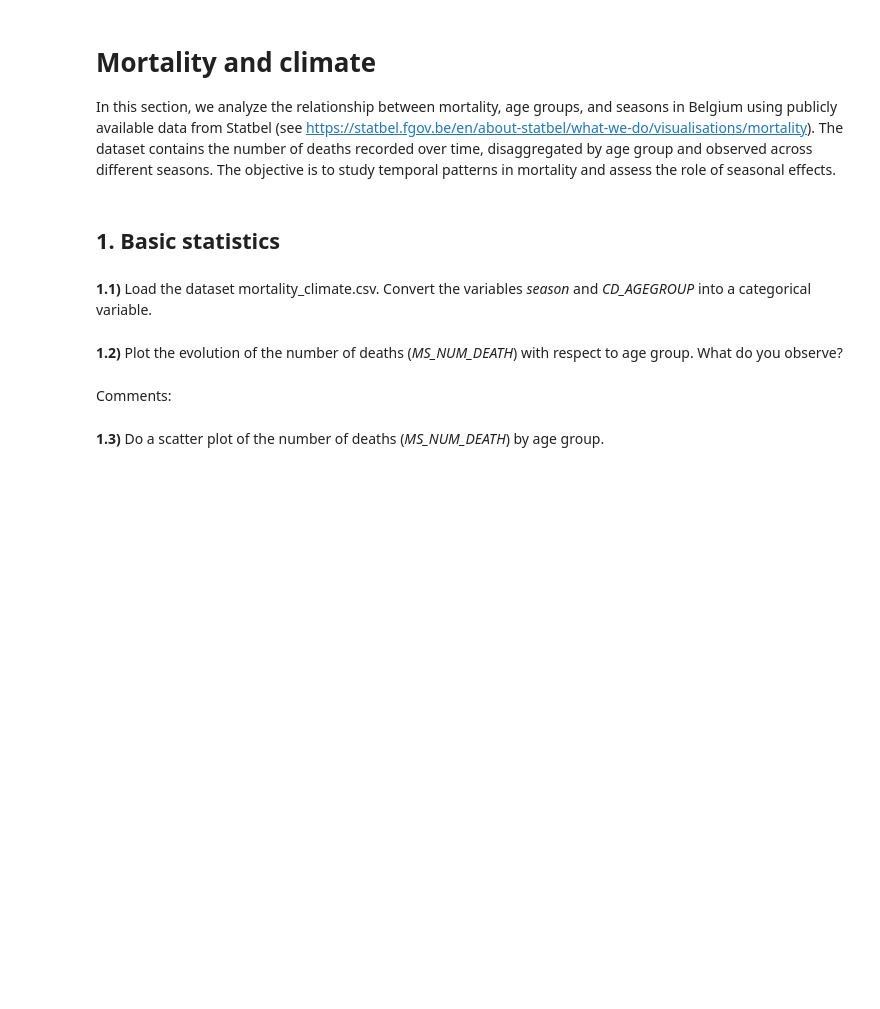
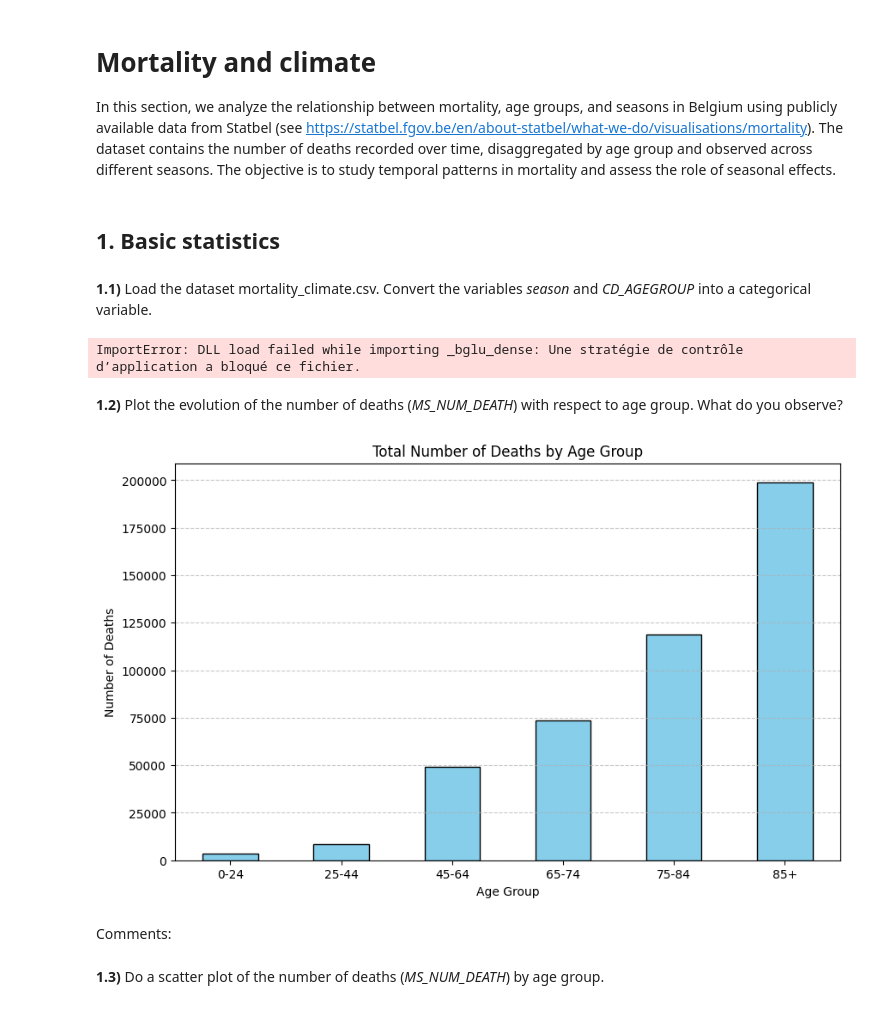
Before and after one commit to Auremifasol/Hackaton_1-Statistiques, a Jupyter notebook: Hackathon_26_27.ipynb, the cells around one changed output. Drawn from its saved outputs; the diff is of its cells as text; code cells hidden in the pictures; blank space fills up the shorter version.

```diff
--- a/Hackathon_26_27.ipynb
+++ b/Hackathon_26_27.ipynb
@@ -45,11 +45,39 @@ In this section, we analyze the relationship between mortality, age groups, and
 # %% [markdown]
 **1.1)** Load the dataset mortality_climate.csv. Convert the variables *season* and *CD_AGEGROUP* into a categorical variable.
 # %%
-# Code here
+#Import des packages
+import pandas as pd
+import matplotlib.pyplot as plt
+import statsmodels.api as sm
+import numpy as np
+
+df = pd.read_csv('mortality_climate.csv')
+
+#Conversion des variables en variables catégoriques
+df['season'] = df['season'].astype('category')
+df['CD_AGEGROUP'] = df['CD_AGEGROUP'].astype('category')
+# %% [output]
+ImportError: DLL load failed while importing _bglu_dense: Une stratégie de contrôle d’application a bloqué ce fichier.
 # %% [markdown]
 **1.2)** Plot the evolution of the number of deaths (*MS_NUM_DEATH*) with respect to age group. What do you observe?
 # %%
-# Code here
+df = pd.read_csv('mortality_climate.csv')
+df['CD_AGEGROUP'] = df['CD_AGEGROUP'].astype('category')
+
+deaths_by_age = df.groupby('CD_AGEGROUP')['MS_NUM_DEATH'].sum()
+
+plt.figure(figsize=(10, 6))
+deaths_by_age.plot(kind='bar', color='skyblue', edgecolor='black')
+
+plt.title('Total Number of Deaths by Age Group')
+plt.xlabel('Age Group')
+plt.ylabel('Number of Deaths')
+plt.xticks(rotation=0)
+plt.grid(axis='y', linestyle='--', alpha=0.7)
+
+plt.show()
+# %% [output]
+[figure, added]
 # %% [markdown]
 Comments:
 # %% [markdown]
```
Also changed, not shown: parts of 5 cells of this notebook.
